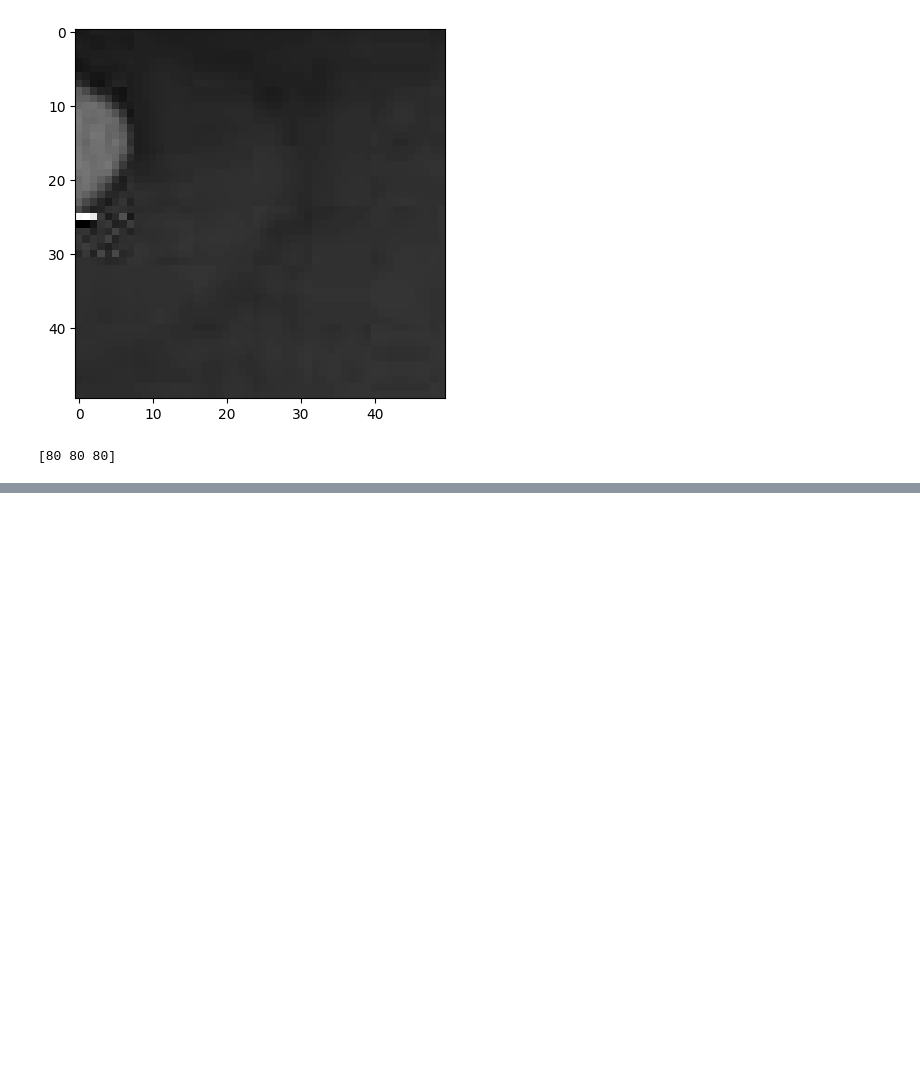
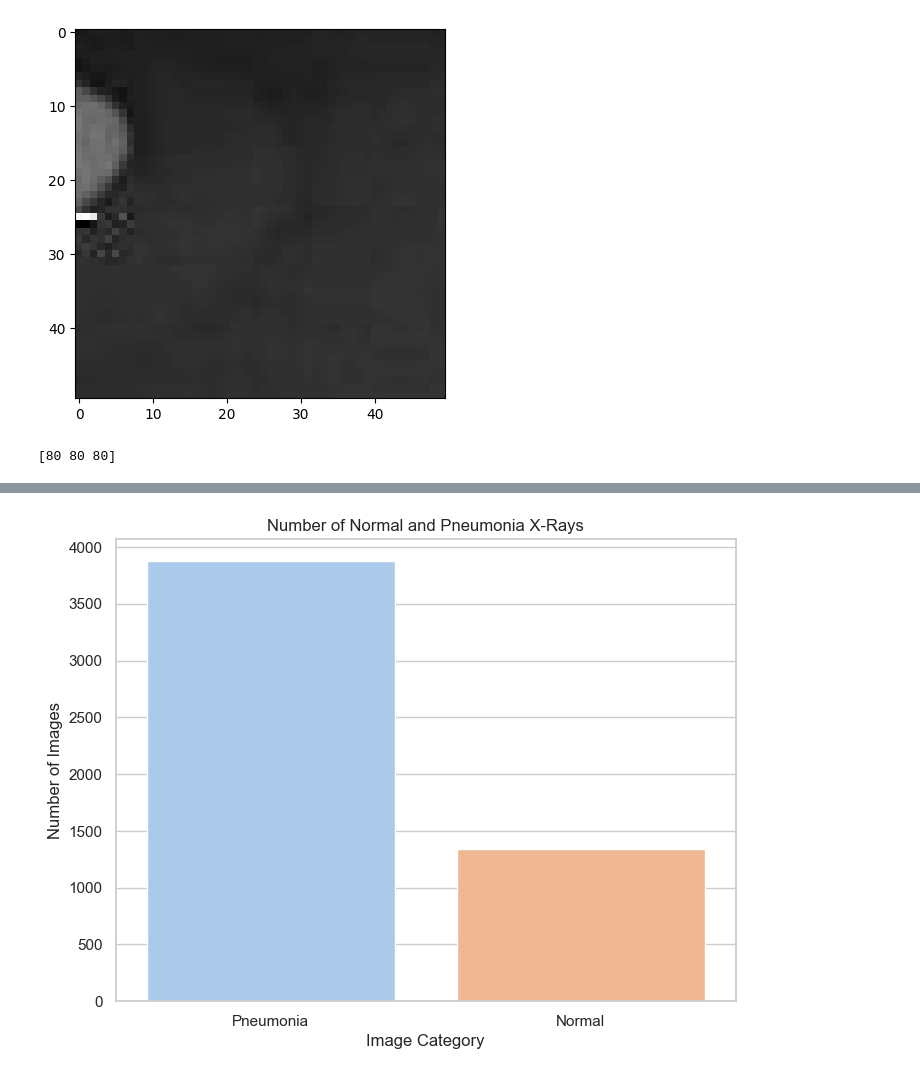
Before and after one commit to notJustus/ml-pneumonia-classification, a Jupyter notebook: Untitled.ipynb, the cells around one changed output, grey strips where cells are left out. Drawn from its saved outputs; the diff is of its cells as text; code cells hidden in the pictures; blank space fills up the shorter version.

```diff
--- a/Untitled.ipynb
+++ b/Untitled.ipynb
@@ -37,0 +134,19 @@ print(grayscale_image.shape)
+# %%
+def plot_image_counts(data):
+    # Count the number of normal and disease images
+    normal_count = np.sum(data[:, -1] == 1)  # Label 1 corresponds to normal images
+    disease_count = np.sum(data[:, -1] == 0)  # Label 0 corresponds to disease images
+
+    # Plotting the bar chart using seaborn
+    sns.set(style="whitegrid")
+    plt.figure(figsize=(8, 6))
+    sns.barplot(x=['Pneumonia', 'Normal'], y=[disease_count, normal_count], palette='pastel')
+    plt.xlabel('Image Category')
+    plt.ylabel('Number of Images')
+    plt.title('Number of Normal and Pneumonia X-Rays')
+    plt.savefig('image_counts.png', dpi=300, bbox_inches='tight')
+    plt.show()
+# %%
+plot_image_counts(train)
+# %% [output]
+[figure, added]
```
Also changed, not shown: parts of 30 cells of this notebook, 3 other files.
